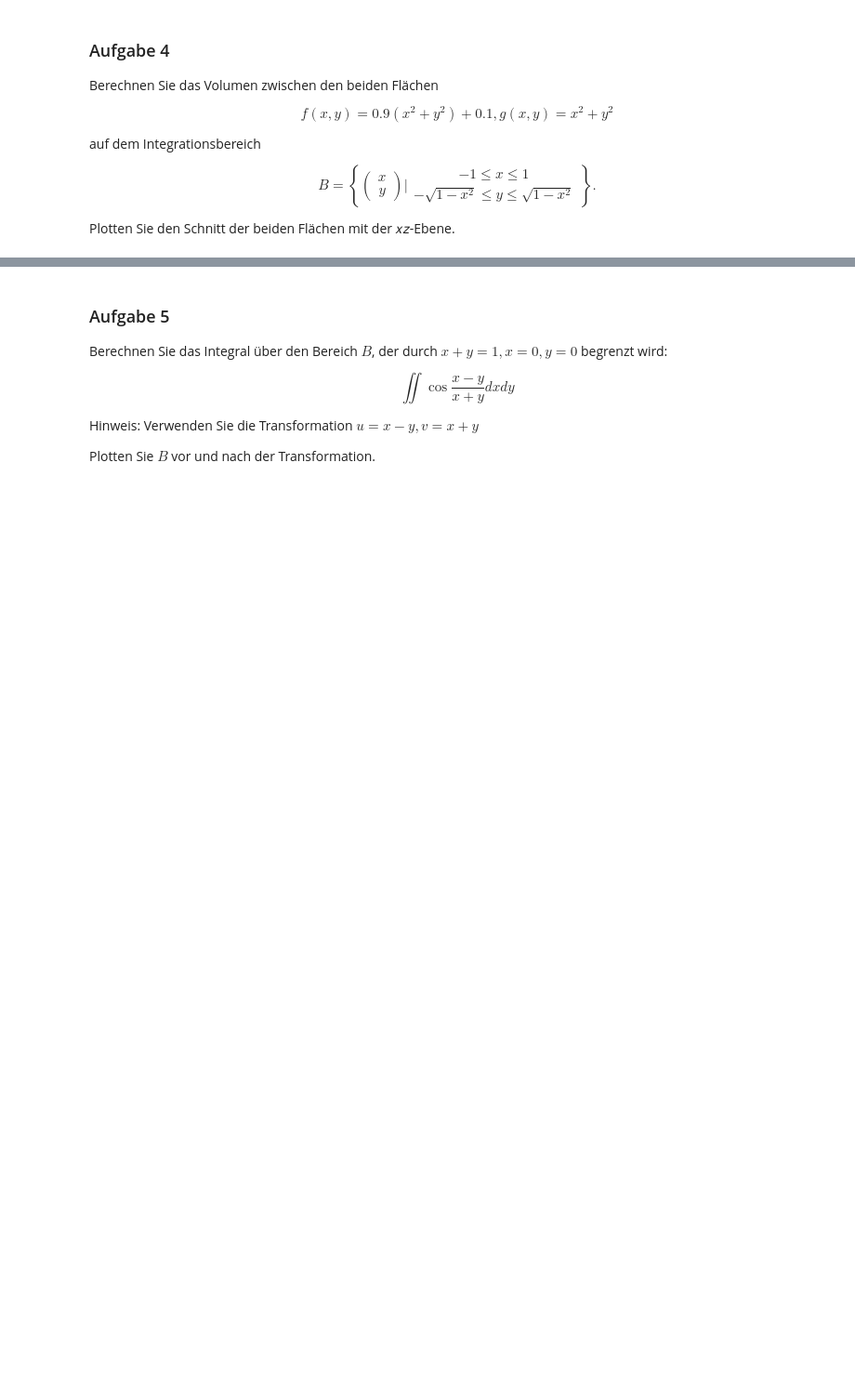
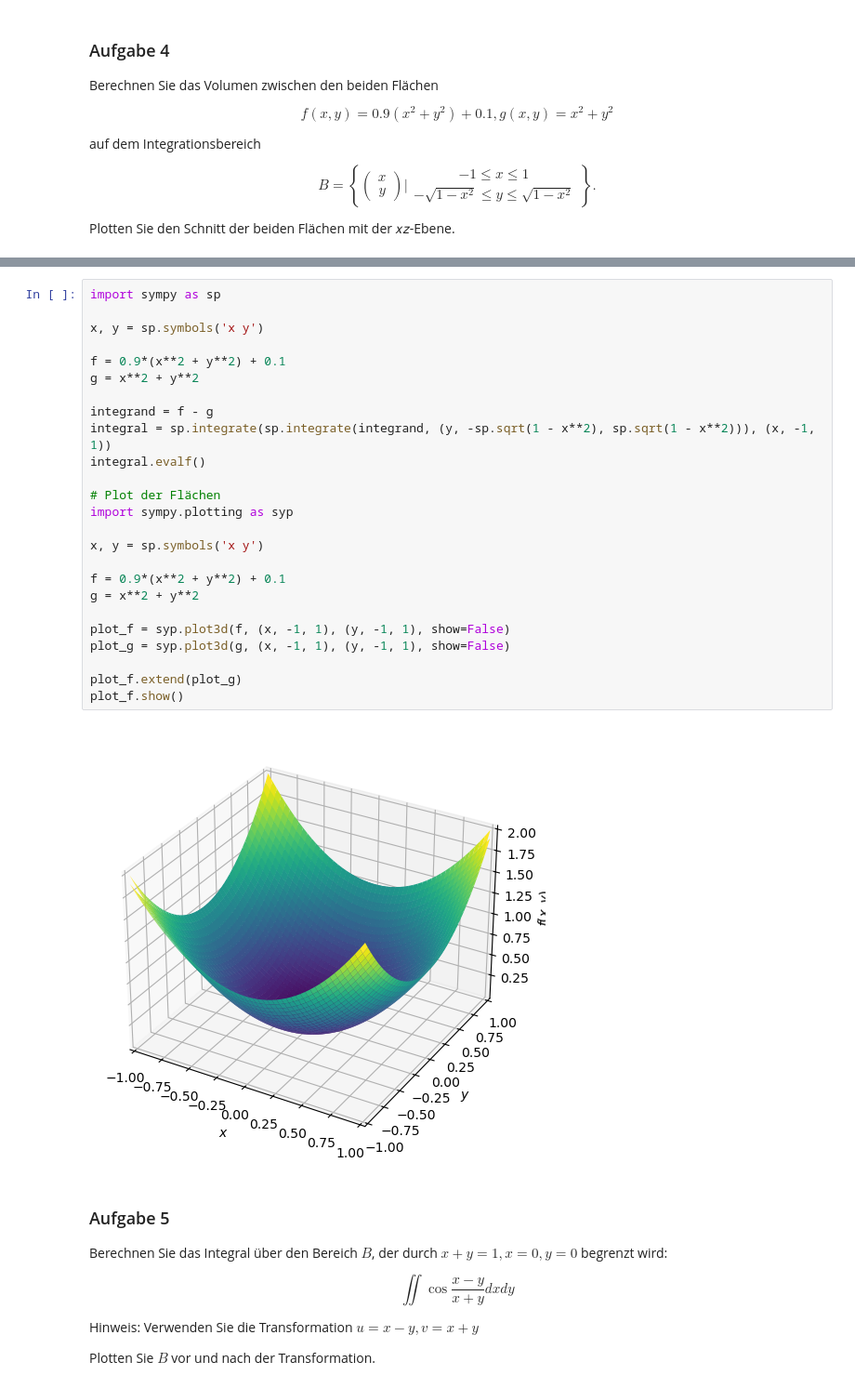
Before and after one commit to maixnor/uniwien, a Jupyter notebook: notebooks/Aufgabenblatt_12.ipynb, the cells around one changed output, grey strips where cells are left out. Shown: that part at 93% size. Drawn from its saved outputs; the diff is of its cells as text; blank space fills up the shorter version.

```diff
--- a/notebooks/Aufgabenblatt_12.ipynb
+++ b/notebooks/Aufgabenblatt_12.ipynb
@@ -56,3 +180,30 @@ Plotten Sie den Schnitt der beiden Flächen mit der 𝑥𝑧-Ebene.
+# %%
+import sympy as sp
+
+x, y = sp.symbols('x y')
+
+f = 0.9*(x**2 + y**2) + 0.1
+g = x**2 + y**2
+
+integrand = f - g
+integral = sp.integrate(sp.integrate(integrand, (y, -sp.sqrt(1 - x**2), sp.sqrt(1 - x**2))), (x, -1, 1))
+integral.evalf()
+
+# Plot der Flächen
+import sympy.plotting as syp
+
+x, y = sp.symbols('x y')
+
+f = 0.9*(x**2 + y**2) + 0.1
+g = x**2 + y**2
+
+plot_f = syp.plot3d(f, (x, -1, 1), (y, -1, 1), show=False)
+plot_g = syp.plot3d(g, (x, -1, 1), (y, -1, 1), show=False)
+
+plot_f.extend(plot_g)
+plot_f.show()
+# %% [output]
+[figure, added]
 # %% [markdown]
 ### Aufgabe 5
 
```
Also changed, not shown: parts of 16 cells of this notebook.
